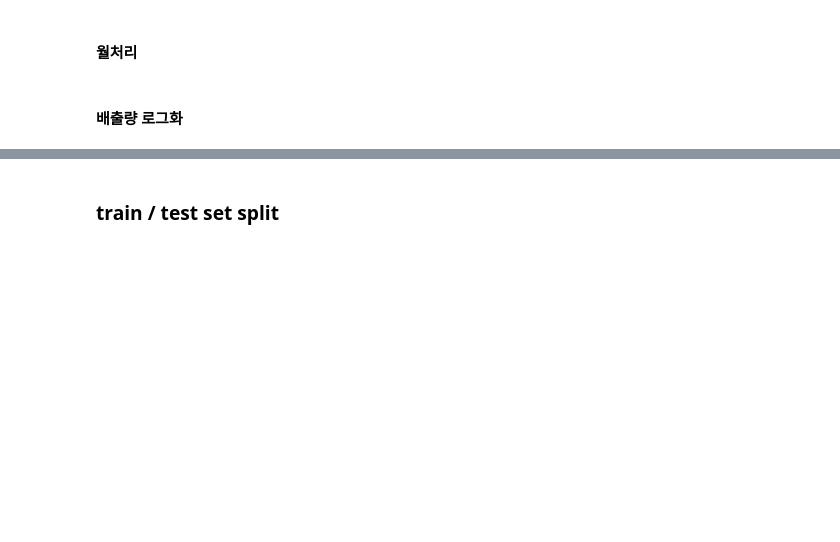
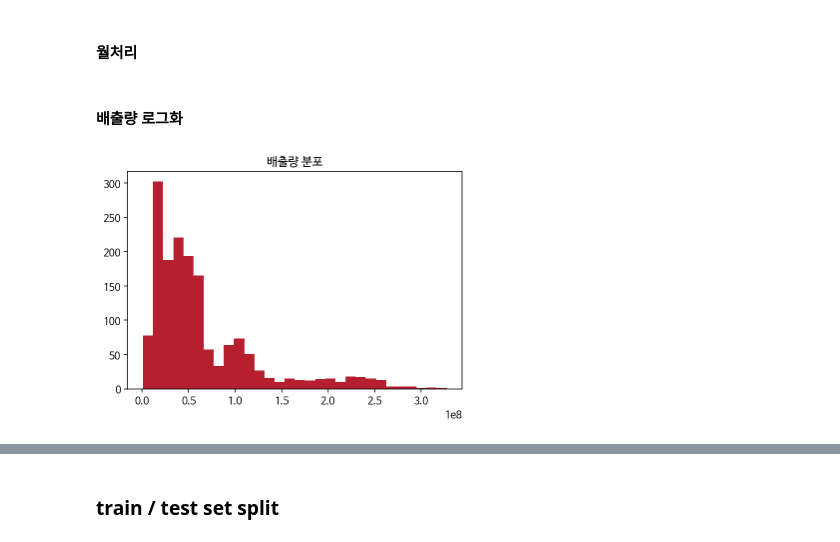
Before and after one commit to convin305/sum_daycon, a Jupyter notebook: [빅콘테스트]ECO제주/빅콘_정리.ipynb, the cells around one changed output, grey strips where cells are left out. Saved outputs shown, nothing was run; the diff lists cells and outputs as text; code cells hidden in the pictures; blank space fills up the shorter version.

```diff
--- a/[빅콘테스트]ECO제주/빅콘_정리.ipynb
+++ b/[빅콘테스트]ECO제주/빅콘_정리.ipynb
@@ -1016,3 +978,10 @@ dataset = pd.concat((dataset,encoded_월),axis=1)
 del dataset['월']
 # %% [markdown]
 #### 배출량 로그화
+# %%
+plt.figure()
+plt.hist(dataset['배출량'], bins=30)
+plt.title('배출량 분포')
+plt.show()
+# %% [output]
+[figure, added]
```
Also changed, not shown: parts of 22 cells of this notebook.
